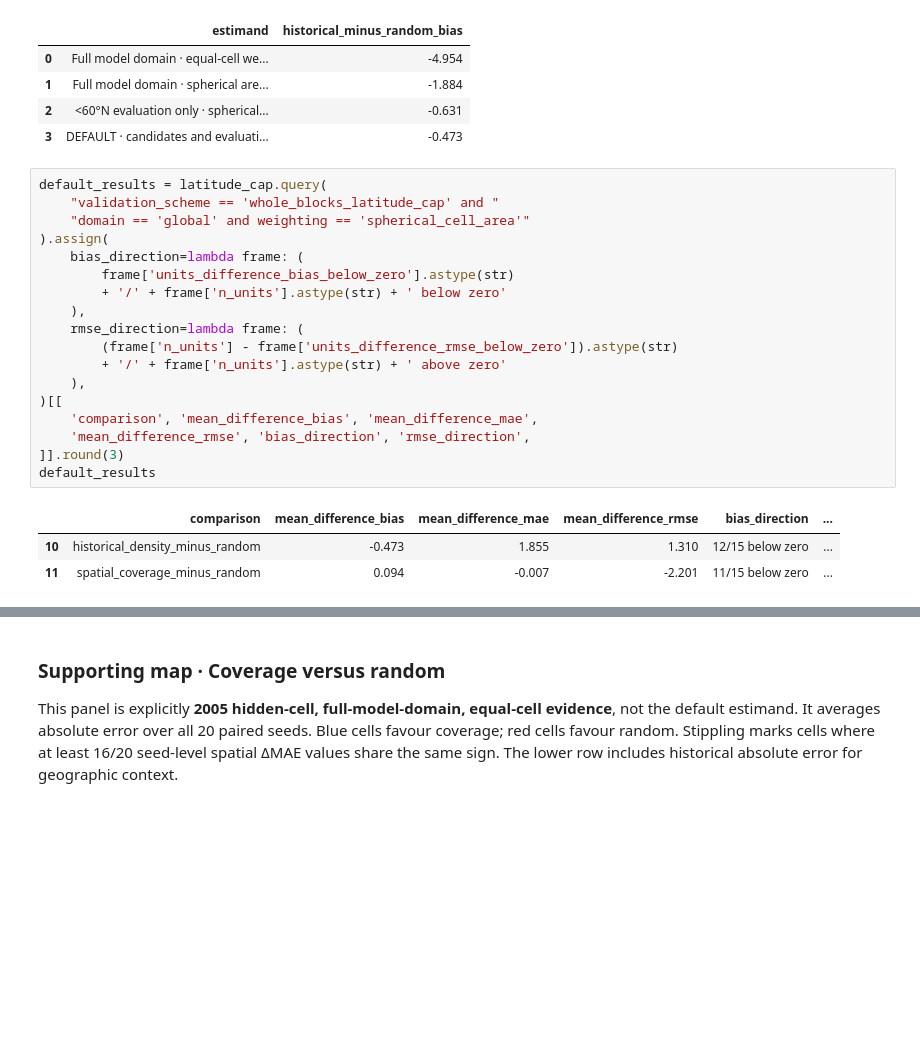
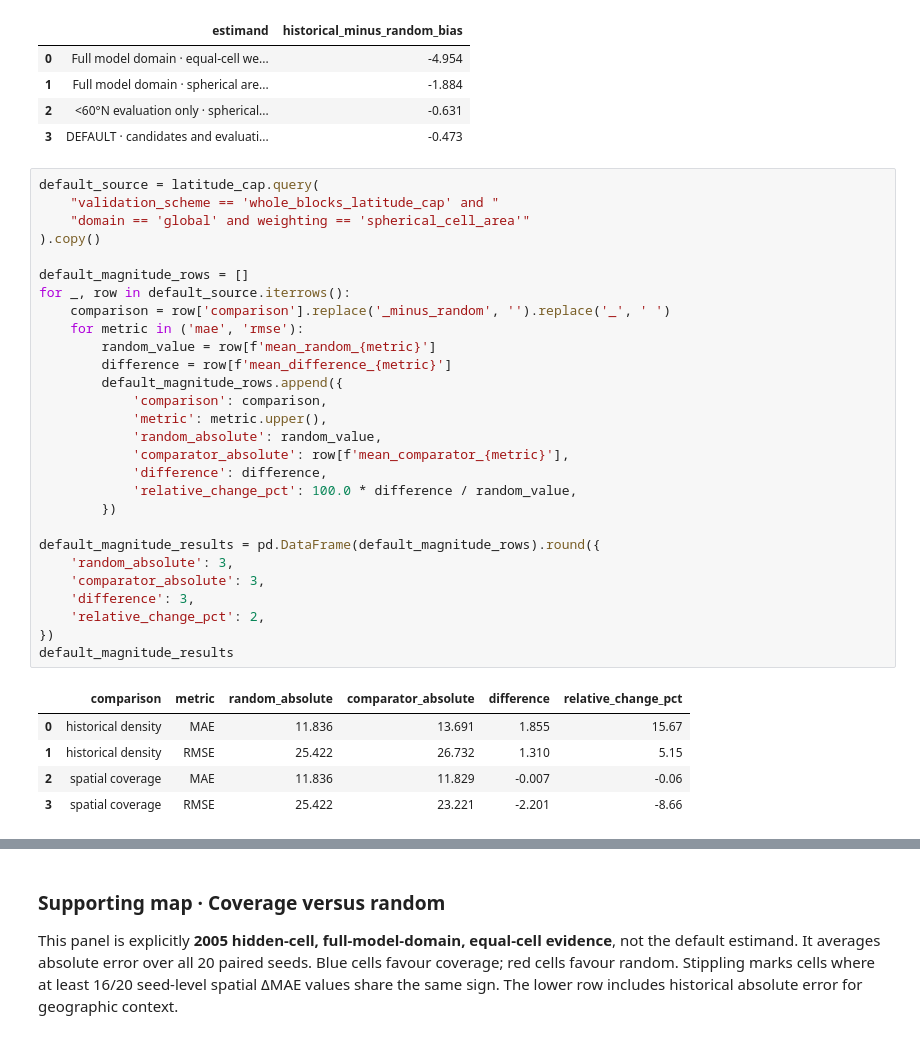
Before and after one commit to BokaiHe/ocean-carbon-sampling, a Jupyter notebook: notebooks/published/osse_visual_story_demo.ipynb, the cells around one changed output, grey strips where cells are left out. Drawn from its saved outputs; the diff is of its cells as text; blank space fills up the shorter version.

Commit message:
Add default-estimand absolute baselines

```diff
--- a/notebooks/published/osse_visual_story_demo.ipynb
+++ b/notebooks/published/osse_visual_story_demo.ipynb
@@ -324,25 +324,37 @@ pd.DataFrame(scope_rows).round(3)
 | 2 | <60°N evaluation only · spherical... | -0.631 |
 | 3 | DEFAULT · candidates and evaluati... | -0.473 |
 # %%
-default_results = latitude_cap.query(
+default_source = latitude_cap.query(
     "validation_scheme == 'whole_blocks_latitude_cap' and "
     "domain == 'global' and weighting == 'spherical_cell_area'"
-).assign(
-    bias_direction=lambda frame: (
-        frame['units_difference_bias_below_zero'].astype(str)
-        + '/' + frame['n_units'].astype(str) + ' below zero'
-    ),
-    rmse_direction=lambda frame: (
-        (frame['n_units'] - frame['units_difference_rmse_below_zero']).astype(str)
-        + '/' + frame['n_units'].astype(str) + ' above zero'
-    ),
-)[[
-    'comparison', 'mean_difference_bias', 'mean_difference_mae',
-    'mean_difference_rmse', 'bias_direction', 'rmse_direction',
-]].round(3)
-default_results
+).copy()
+
+default_magnitude_rows = []
+for _, row in default_source.iterrows():
+    comparison = row['comparison'].replace('_minus_random', '').replace('_', ' ')
+    for metric in ('mae', 'rmse'):
+        random_value = row[f'mean_random_{metric}']
+        difference = row[f'mean_difference_{metric}']
+        default_magnitude_rows.append({
+            'comparison': comparison,
+            'metric': metric.upper(),
+            'random_absolute': random_value,
+            'comparator_absolute': row[f'mean_comparator_{metric}'],
+            'difference': difference,
+            'relative_change_pct': 100.0 * difference / random_value,
+        })
+
+default_magnitude_results = pd.DataFrame(default_magnitude_rows).round({
+    'random_absolute': 3,
+    'comparator_absolute': 3,
+    'difference': 3,
+    'relative_change_pct': 2,
+})
+default_magnitude_results
 # %% [output]
-|  | comparison | mean_difference_bias | mean_difference_mae | mean_difference_rmse | bias_direction | ... |
-| 10 | historical_density_minus_random | -0.473 | 1.855 | 1.310 | 12/15 below zero | ... |
-| 11 | spatial_coverage_minus_random | 0.094 | -0.007 | -2.201 | 11/15 below zero | ... |
+|  | comparison | metric | random_absolute | comparator_absolute | difference | relative_change_pct |
+| 0 | historical density | MAE | 11.836 | 13.691 | 1.855 | 15.67 |
+| 1 | historical density | RMSE | 25.422 | 26.732 | 1.310 | 5.15 |
+| 2 | spatial coverage | MAE | 11.836 | 11.829 | -0.007 | -0.06 |
+| 3 | spatial coverage | RMSE | 25.422 | 23.221 | -2.201 | -8.66 |
 # %% [markdown]
```
Also changed, not shown: parts of 3 cells of this notebook, 2 other files.
